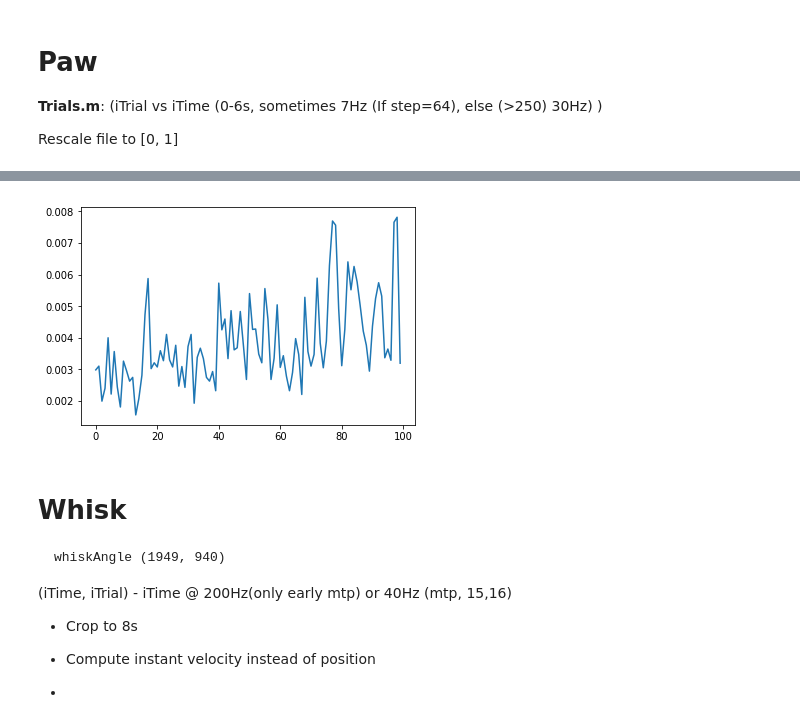
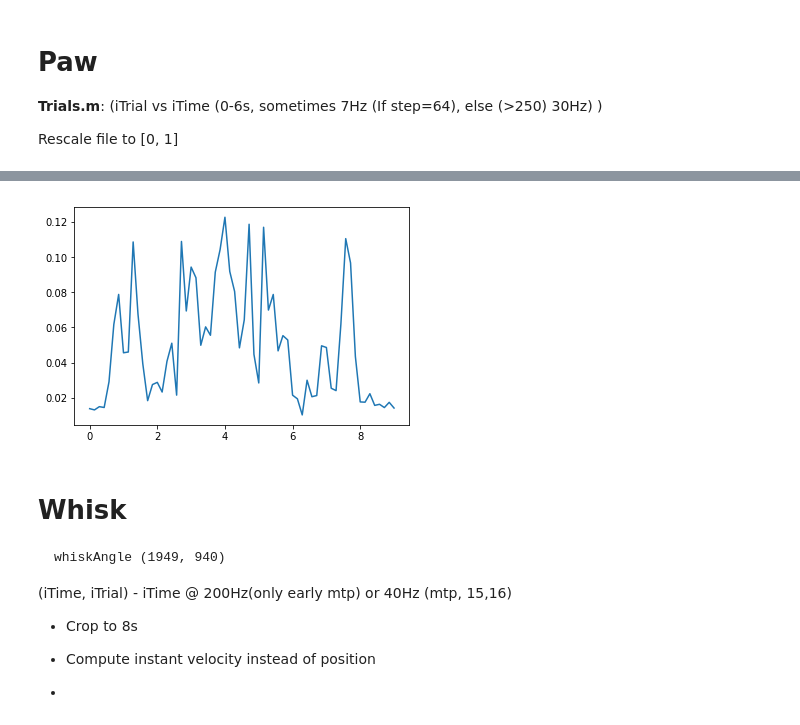
Before and after one commit to aleksejs-fomins/nest-mesoscopic-metric-test, a Jupyter notebook: codes/analysis_real/behaviour-analysis-template.ipynb, the cells around one changed output, grey strips where cells are left out. Saved outputs shown, nothing was run; the diff lists cells and outputs as text; code cells hidden in the pictures.

```diff
--- a/codes/analysis_real/behaviour-analysis-template.ipynb
+++ b/codes/analysis_real/behaviour-analysis-template.ipynb
@@ -85,6 +65,0 @@ TRIALS:
-# %%
-# Transformation - Run only once!
-f['licks'] = [matstruct2dict(obj) for obj in f['licks']]
-f['trials'] = [matstruct2dict(obj) for obj in f['trials']]
-f['licks'] = merge_dicts(f['licks'])
-f['trials'] = merge_dicts(f['trials'])
@@ -171,9 +85,19 @@ plt.show()
-# %%
-plt.figure()
-plt.plot(f['t_mean'][:100])
-plt.show()
-# %% [output]
-[figure, removed]
+# %%
+nTrialsPaw, nTimePaw = f['trials'].shape
+if nTimePaw == 64:
+    freqPaw = 7
+elif nTimePaw > 250:
+    freqPaw == 30
+else:
+    raise ValueError("Unexpected number of paw timesteps", nTimePaw)
+
+tPaw = np.linspace(0, (nTimePaw-1) / freqPaw, nTimePaw)
+
+plt.figure()
+plt.plot(tPaw, f['trials'][0])
+plt.show()
+# %% [output]
+[figure, added]
 # %% [markdown]
 # Whisk
 
```
Also changed, not shown: parts of 10 cells of this notebook, 3 other files.
